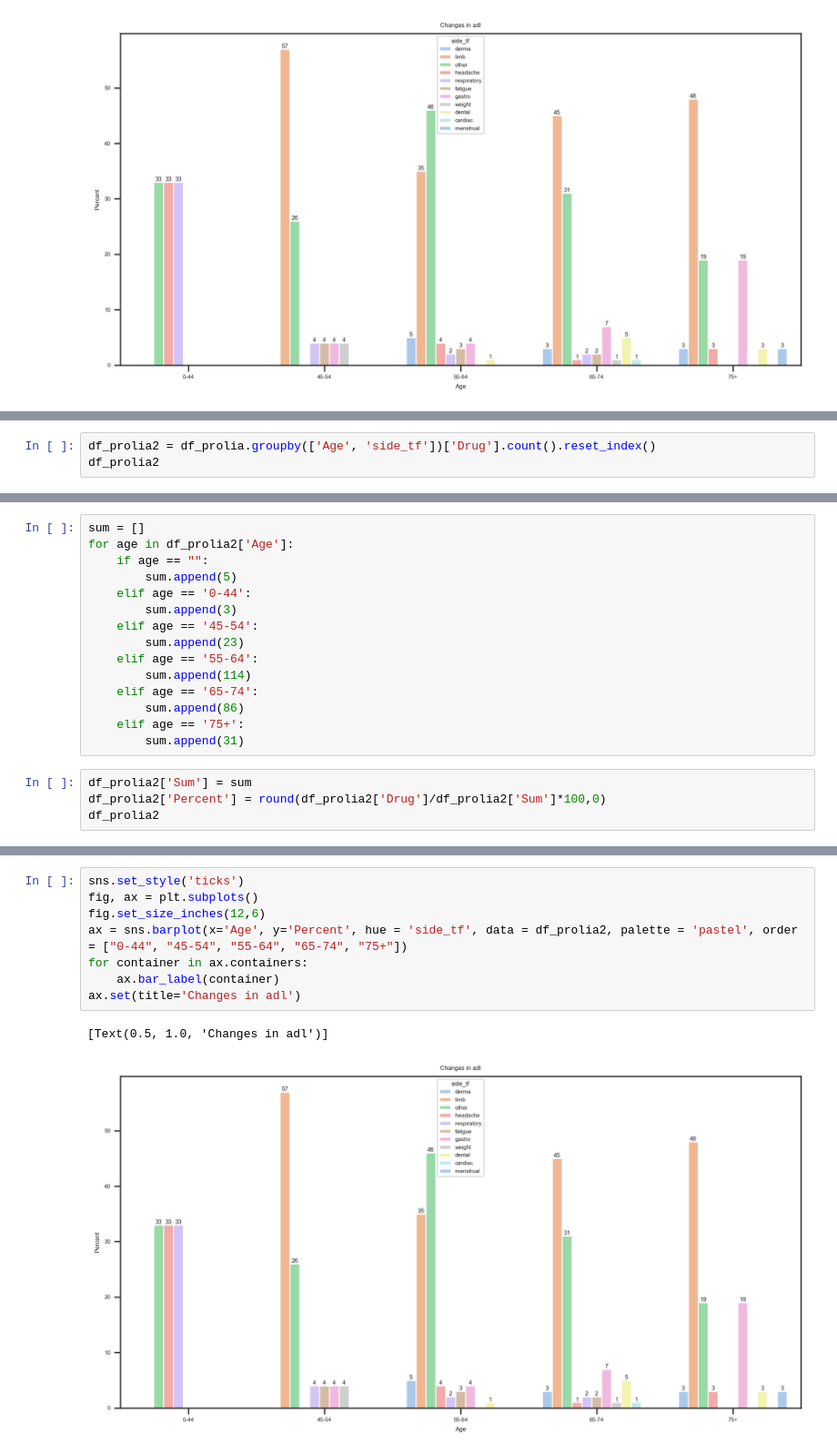
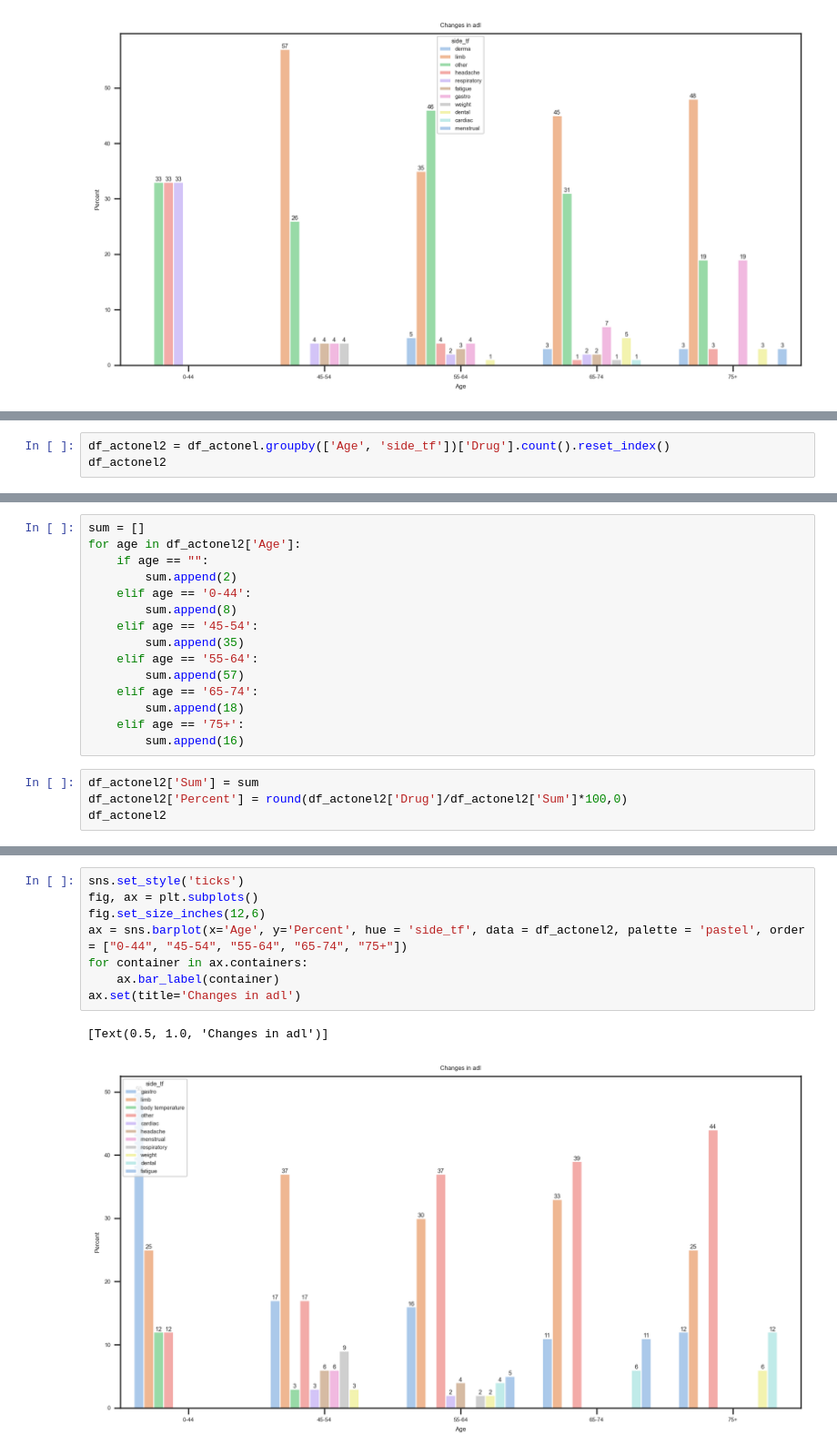
Before and after one commit to woonsupkim/DrugReview, a Jupyter notebook: Woon_after_Classification.ipynb, the cells around one changed output, grey strips where cells are left out. Shown at 91% size. Saved outputs shown, nothing was run; the diff lists cells and outputs as text.

```diff
--- a/Woon_after_Classification.ipynb
+++ b/Woon_after_Classification.ipynb
@@ -777,5 +777,5 @@ df_temp
 # %%
-df_prolia2 = df_prolia.groupby(['Age', 'side_tf'])['Drug'].count().reset_index()
-df_prolia2
+df_actonel2 = df_actonel.groupby(['Age', 'side_tf'])['Drug'].count().reset_index()
+df_actonel2
 # %% [output]
 |  | Age | side_tf | Drug |
@@ -798,21 +798,21 @@ df_prolia2
 # %%
 sum = []
-for age in df_prolia2['Age']:
+for age in df_actonel2['Age']:
     if age == "":
-        sum.append(5)
+        sum.append(2)
     elif age == '0-44':
-        sum.append(3)
+        sum.append(8)
     elif age == '45-54':
-        sum.append(23)
+        sum.append(35)
     elif age == '55-64':
-        sum.append(114)
+        sum.append(57)
     elif age == '65-74':
-        sum.append(86)
+        sum.append(18)
     elif age == '75+':
-        sum.append(31)
+        sum.append(16)
 # %%
-df_prolia2['Sum'] = sum
-df_prolia2['Percent'] = round(df_prolia2['Drug']/df_prolia2['Sum']*100,0)
-df_prolia2
+df_actonel2['Sum'] = sum
+df_actonel2['Percent'] = round(df_actonel2['Drug']/df_actonel2['Sum']*100,0)
+df_actonel2
 # %% [output]
 |  | Age | side_tf | Drug | Sum | Percent |
@@ -835,11 +835,11 @@ df_prolia2
 # %%
 sns.set_style('ticks')
 fig, ax = plt.subplots()
 fig.set_size_inches(12,6)
-ax = sns.barplot(x='Age', y='Percent', hue = 'side_tf', data = df_prolia2, palette = 'pastel', order = ["0-44", "45-54", "55-64", "65-74", "75+"])
+ax = sns.barplot(x='Age', y='Percent', hue = 'side_tf', data = df_actonel2, palette = 'pastel', order = ["0-44", "45-54", "55-64", "65-74", "75+"])
 for container in ax.containers:
     ax.bar_label(container)
 ax.set(title='Changes in adl')
 # %% [output]
 [Text(0.5, 1.0, 'Changes in adl')]
-[figure, old version]
+[figure, new version]
```
Also changed, not shown: parts of 4 cells of this notebook.
